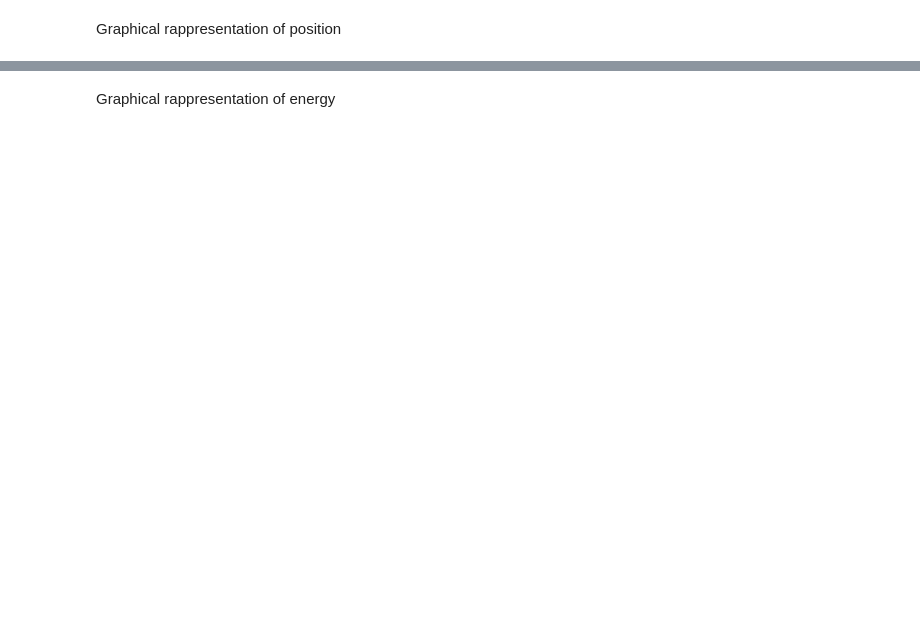
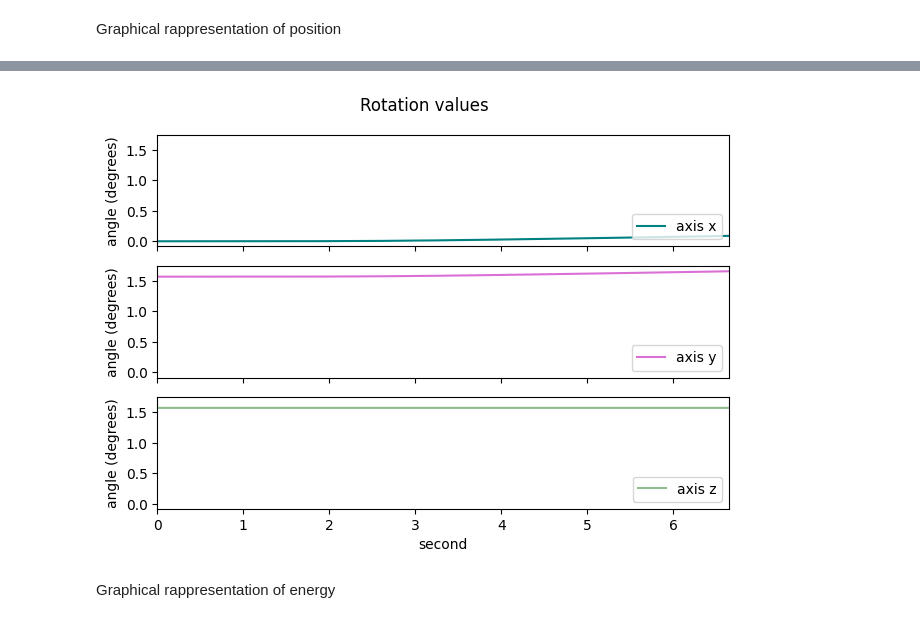
Before and after one commit to A-Kotchian/MirrorSim, a Jupyter notebook: nb/mojuco/MirrorModel.ipynb, the cells around one changed output, grey strips where cells are left out. Saved outputs shown, nothing was run; the diff lists cells and outputs as text; code cells hidden in the pictures; blank space fills up the shorter version.

```diff
--- a/nb/mojuco/MirrorModel.ipynb
+++ b/nb/mojuco/MirrorModel.ipynb
@@ -445,3 +452,43 @@ plt.show()
+# %%
+
+Rotations_x = []
+Rotations_y = []
+Rotations_z = []
+
+
+for i in range(len(Sensor_Mirror_Rotation)):
+    Rotations_x.append(np.arccos(Sensor_Mirror_Rotation[i][0]))
+    Rotations_y.append(np.arccos(Sensor_Mirror_Rotation[i][1]))
+    Rotations_z.append(np.arccos(Sensor_Mirror_Rotation[i][2]))
+
+#NB: le rotazioni sono in proiezioni su sfera unitaria (da -1 a 1) e vanno convertite in gradi con np.arccos
+
+
+
+fig, axs = plt.subplots(3, sharex=True, sharey=True)
+fig.suptitle('Rotation values')
+axs[0].plot(np.asarray(times), np.asarray(Rotations_x), label=["axis x"], color="teal")
+axs[1].plot(np.asarray(times), np.asarray(Rotations_y), label=["axis y"], color="orchid")
+axs[2].plot(np.asarray(times), np.asarray(Rotations_z), label=["axis z"], color="darkseagreen")
+
+for ax in axs.flat:
+    ax.set(xlabel='second', ylabel='angle (degrees)')
+for ax in axs.flat:
+    ax.label_outer()
+
+axs[0].set_xlim(0, times[-1])
+axs[1].set_xlim(0, times[-1])
+axs[2].set_xlim(0, times[-1])
+# axs[0].set_ylim(-5,50)
+# axs[1].set_ylim(-5,50)
+# axs[2].set_ylim(-5,50)
+axs[0].legend(frameon=True, loc='lower right')
+axs[1].legend(frameon=True, loc='lower right')
+axs[2].legend(frameon=True, loc='lower right')
+plt.tight_layout()
+plt.show()
+# %% [output]
+[figure, added]
 # %% [markdown]
 Graphical rappresentation of energy
 # %%
```
Also changed, not shown: parts of 22 cells of this notebook, 13 other files.
